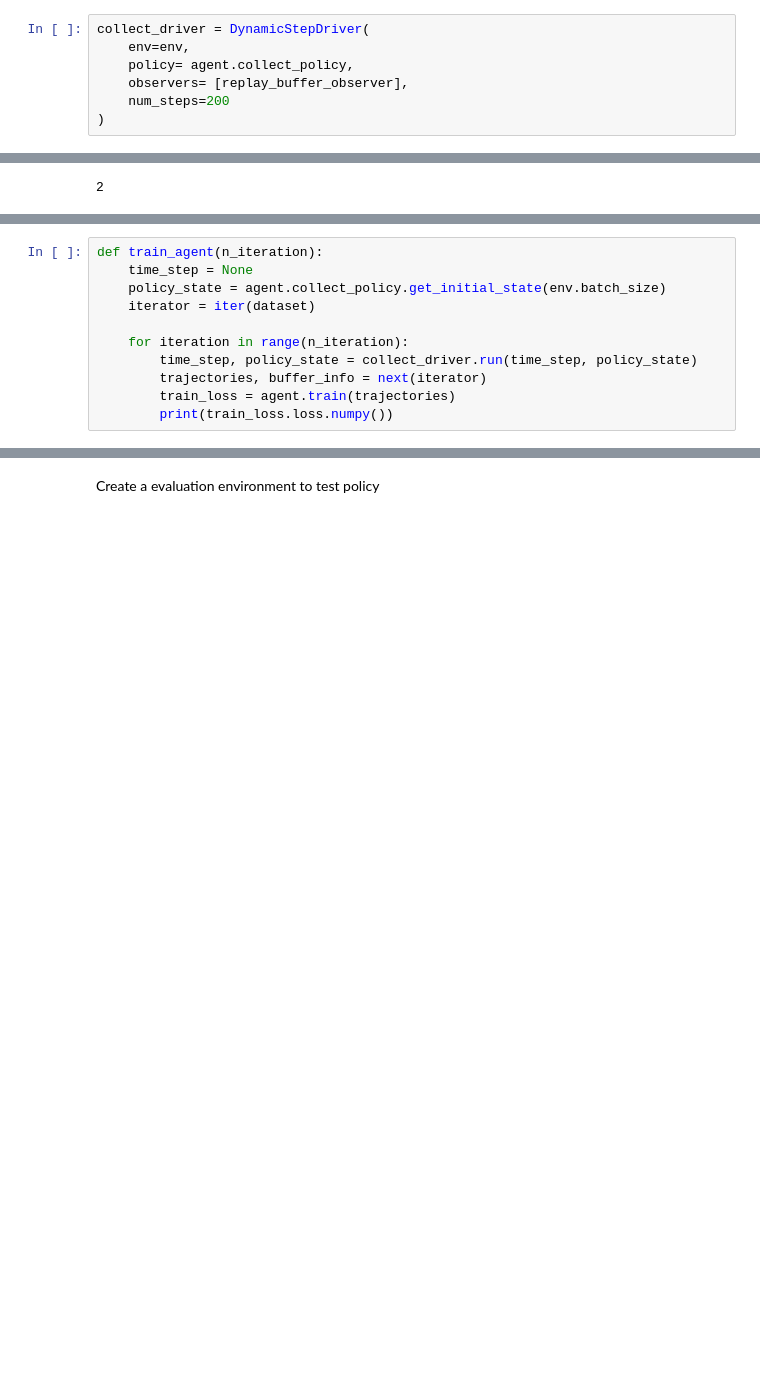
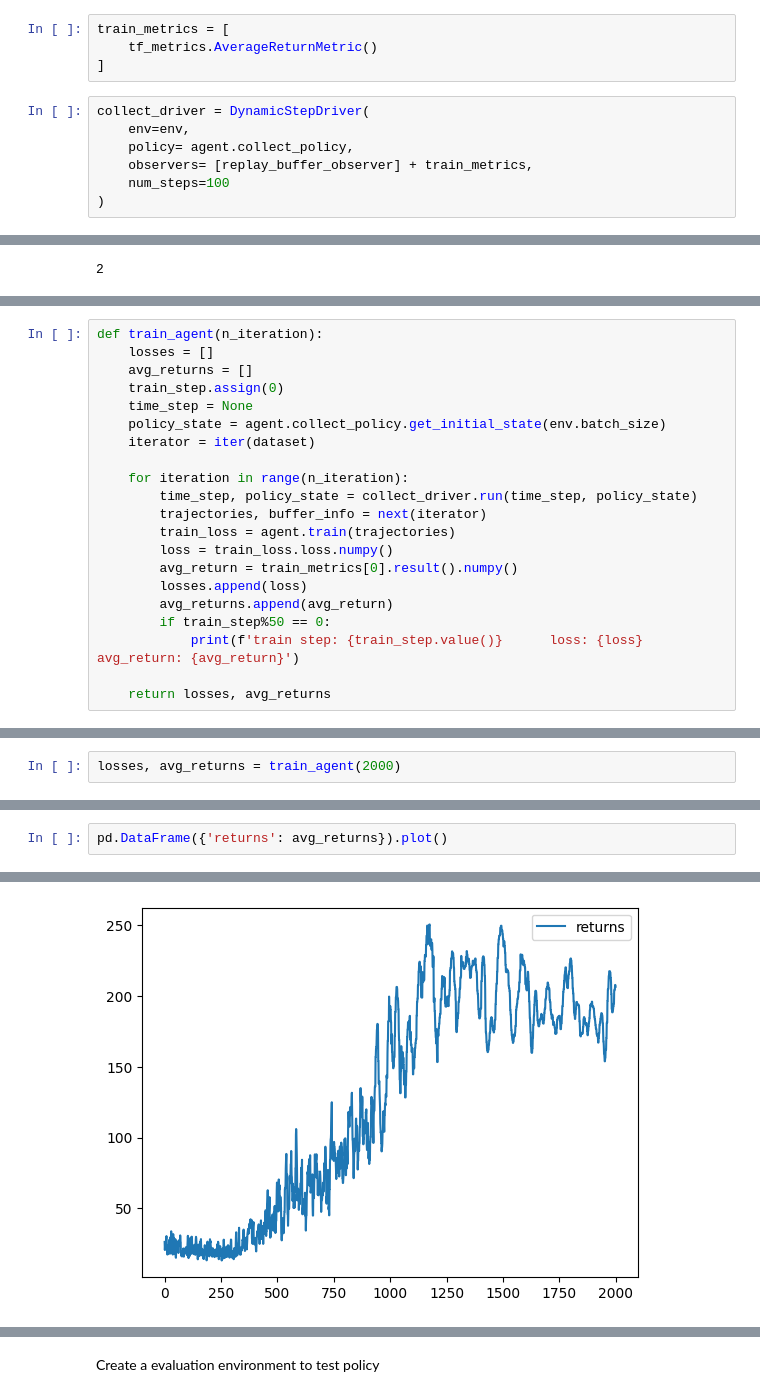
Before and after one commit to anmol438/RL-Projects, a Jupyter notebook: 5-CartPole-tf_agents-DQN/cartpole-tf_agents.ipynb, the cells around one changed output, grey strips where cells are left out. Saved outputs shown, nothing was run; the diff lists cells and outputs as text; blank space fills up the shorter version.

Commit message:
training agent

```diff
--- a/5-CartPole-tf_agents-DQN/cartpole-tf_agents.ipynb
+++ b/5-CartPole-tf_agents-DQN/cartpole-tf_agents.ipynb
@@ -278,7 +275,11 @@ agent.policy
+# %%
+train_metrics = [
+    tf_metrics.AverageReturnMetric()
+]
 # %%
 collect_driver = DynamicStepDriver(
     env=env,
     policy= agent.collect_policy,
-    observers= [replay_buffer_observer],
-    num_steps=200
+    observers= [replay_buffer_observer] + train_metrics,
+    num_steps=100
 )
@@ -553,5 +555,8 @@ array([0.9841541, 0.9841541, 0.9841541, 0.9841541, 0.9841541, 0.9841541,
 # %%
 def train_agent(n_iteration):
+    losses = []
+    avg_returns = []
+    train_step.assign(0)
     time_step = None
     policy_state = agent.collect_policy.get_initial_state(env.batch_size)
     iterator = iter(dataset)
@@ -560,4 +565,11 @@ def train_agent(n_iteration):
         time_step, policy_state = collect_driver.run(time_step, policy_state)
         trajectories, buffer_info = next(iterator)
         train_loss = agent.train(trajectories)
-        print(train_loss.loss.numpy())
+        loss = train_loss.loss.numpy()
+        avg_return = train_metrics[0].result().numpy()
+        losses.append(loss)
+        avg_returns.append(avg_return)
+        if train_step%50 == 0:
+            print(f'train step: {train_step.value()}      loss: {loss}     avg_return: {avg_return}')
+
+    return losses, avg_returns
@@ -571,0 +576,2 @@ train_agent(5)
+# %%
+losses, avg_returns = train_agent(2000)
@@ -571,0 +600,3 @@ train_agent(5)
+# %%
+pd.DataFrame({'returns': avg_returns}).plot()
+# %% [output]
@@ -571,0 +604 @@ train_agent(5)
+[figure, added]
```
Also changed, not shown: parts of 26 cells of this notebook.
